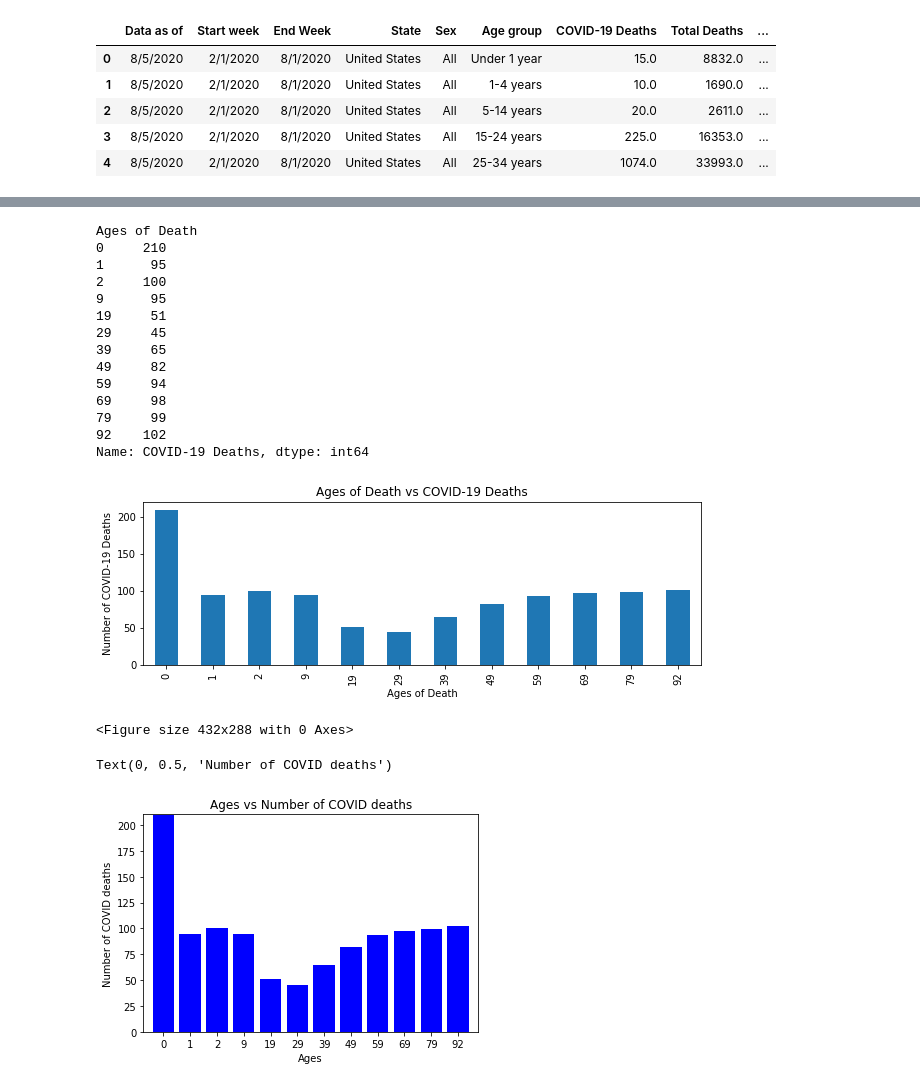
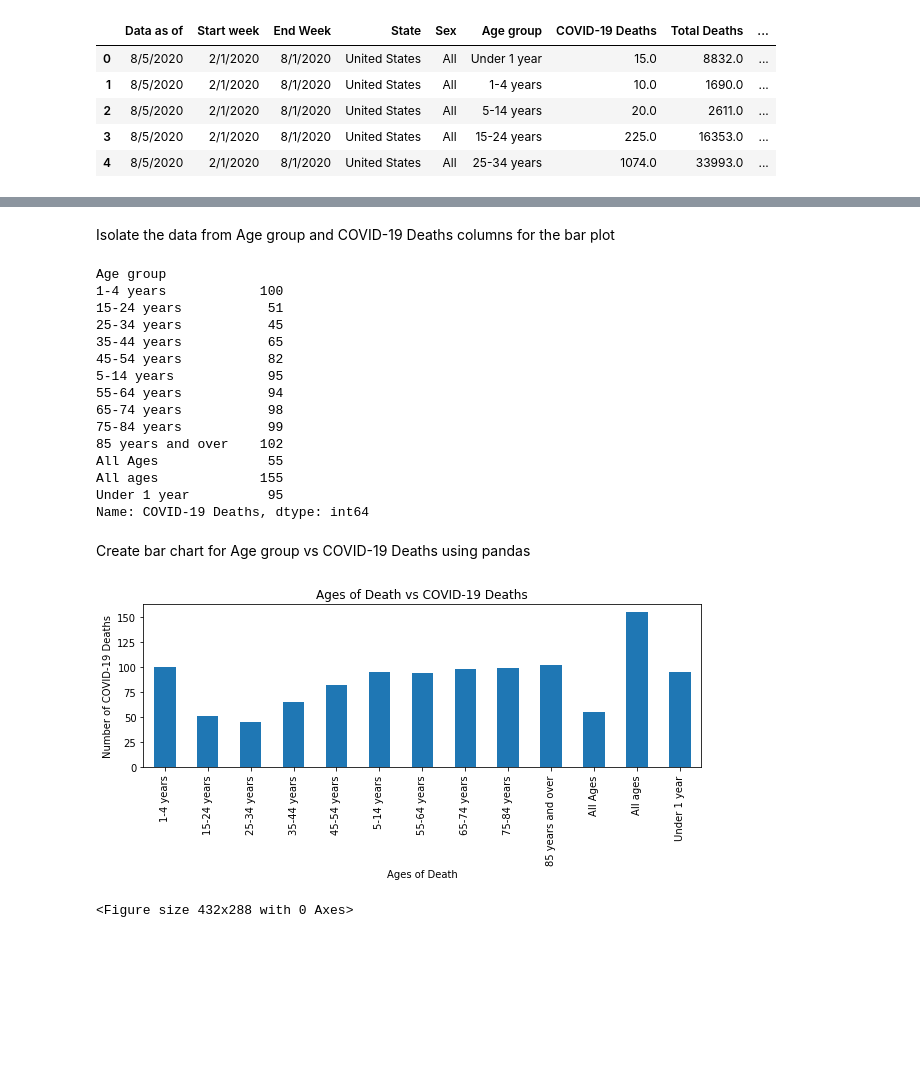
Before and after one commit to Kthomas09/GWU-Project-1, a Jupyter notebook: Cynthia_Question_2_Test.ipynb, the cells around one changed output, grey strips where cells are left out. Saved outputs shown, nothing was run; the diff lists cells and outputs as text; code cells hidden in the pictures; blank space fills up the shorter version.

```diff
--- a/Cynthia_Question_2_Test.ipynb
+++ b/Cynthia_Question_2_Test.ipynb
@@ -81,2 +39,0 @@ Name: Age group, Length: 1416, dtype: object
-# %%
-deaths_from_covid["Ages of Death"] = deathAges
@@ -99,3 +39,0 @@ deaths_from_covid
-# %%
-deaths_from_covid["Ages of Death"]=deaths_from_covid["Ages of Death"].dropna(0)
-deaths_from_covid["Ages of Death"]
@@ -131,3 +39,0 @@ deaths_from_covid
-# %%
-deaths_from_covid["Ages of Death"]=deaths_from_covid["Ages of Death"].astype("int64")
-deaths_from_covid
@@ -148,43 +58,35 @@ deaths_from_covid
+# %% [markdown]
+Isolate the data from Age group and COVID-19 Deaths columns for the bar plot
 # %%
-bar_data=deaths_from_covid.groupby(["Ages of Death"]).count()["COVID-19 Deaths"]
+bar_data=deaths_from_covid.groupby(["Age group"]).count()["COVID-19 Deaths"]
 bar_data
 # %% [output]
-Ages of Death
-0     210
-1      95
-2     100
-9      95
-19     51
-29     45
-39     65
-49     82
-59     94
-69     98
-79     99
-92    102
+Age group
+1-4 years            100
+15-24 years           51
+25-34 years           45
+35-44 years           65
+45-54 years           82
+5-14 years            95
+55-64 years           94
+65-74 years           98
+75-84 years           99
+85 years and over    102
+All Ages              55
+All ages             155
+Under 1 year          95
 Name: COVID-19 Deaths, dtype: int64
+# %% [markdown]
+Create bar chart for Age group vs COVID-19 Deaths using pandas
 # %%
-bar_data.plot(kind="bar", figsize=(10,3))
+bar_data.plot(kind="bar",figsize=(10,3))
+for tick in ax.get_xticklabels():
+    tick.set_rotation(45)
 plt.title("Ages of Death vs COVID-19 Deaths")
 plt.ylabel("Number of COVID-19 Deaths")
 plt.xlabel("Ages of Death")
 plt.show()
 plt.tight_layout()
 # %% [output]
-[figure, old version]
+[figure, new version]
 <Figure size 432x288 with 0 Axes>
-# %%
-ages_of_death = [0, 1, 2, 9, 19, 29, 39, 49, 59, 69, 79, 92]
-number_of_COVID_deaths = [210, 95, 100, 95, 51, 45, 65, 82, 94, 98, 99, 102 ]
-x_axis = np.arange(len(number_of_COVID_deaths))
-plt.bar(x_axis, number_of_COVID_deaths, color="b", align="center")
-tick_locations = [value for value in x_axis]
-plt.xticks(tick_locations, ages_of_death)
-plt.xlim(-0.75, len(x_axis)-0.25)
-plt.ylim(0, max(number_of_COVID_deaths)+0.4)
-plt.title("Ages vs Number of COVID deaths")
-plt.xlabel("Ages")
-plt.ylabel("Number of COVID deaths")
-# %% [output]
-Text(0, 0.5, 'Number of COVID deaths')
-[figure, removed]
```
Also changed, not shown: parts of 20 cells of this notebook.
